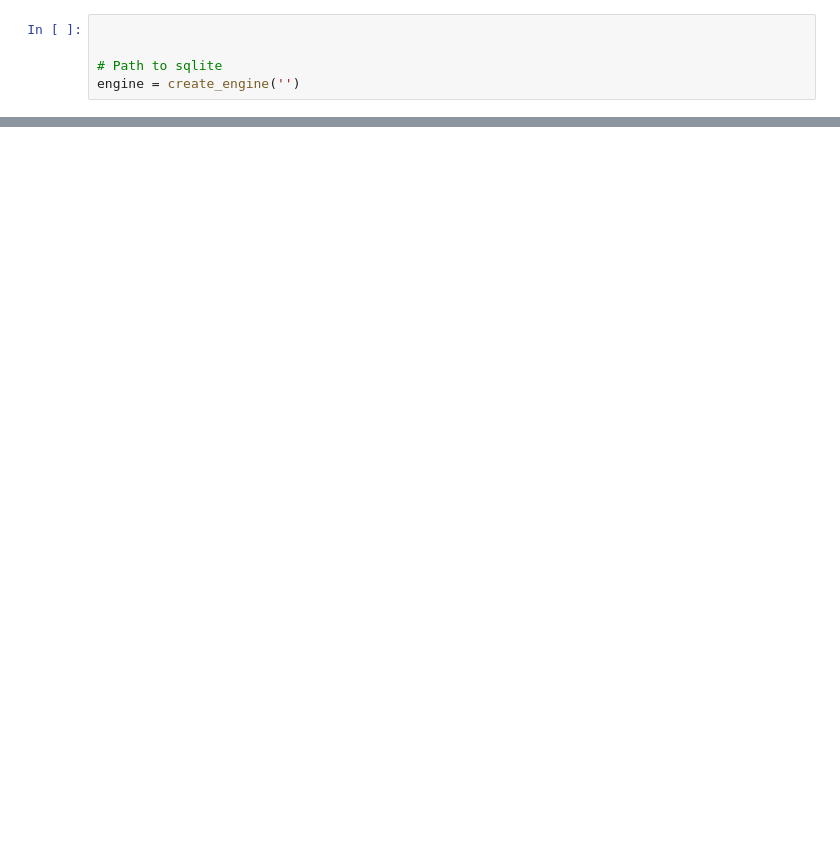
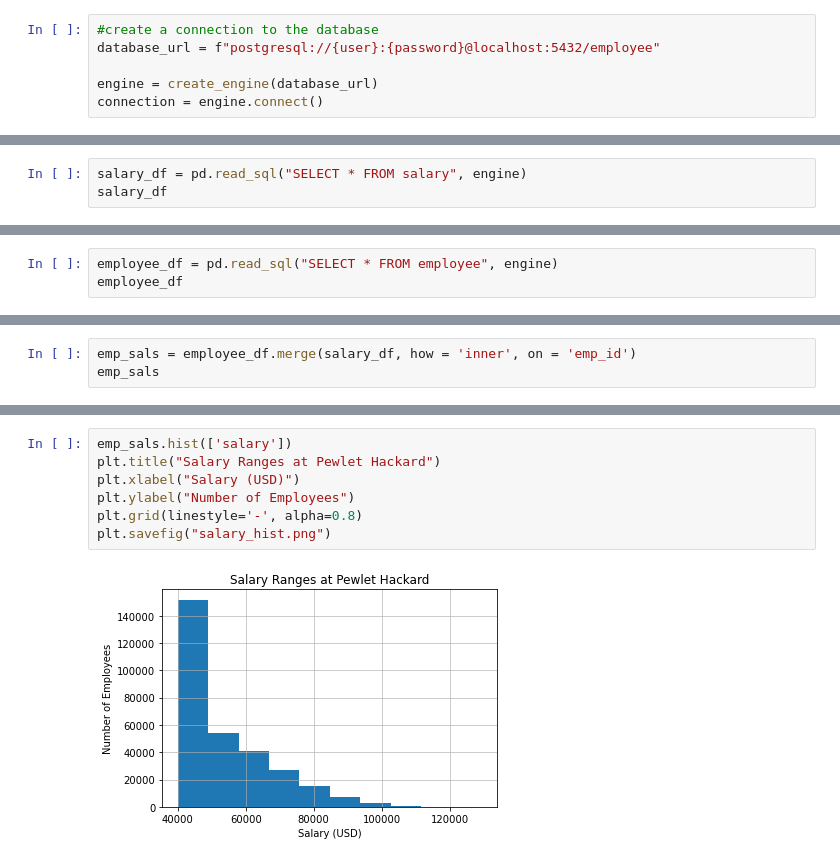
Before and after one commit to gabriellaburns/sql-challenge, a Jupyter notebook: sql_hw.ipynb, the cells around one changed output, grey strips where cells are left out. Cells and saved outputs as stored; diff of their text form; blank space fills up the shorter version.

```diff
--- a/sql_hw.ipynb
+++ b/sql_hw.ipynb
@@ -8,5 +17,6 @@ from sqlalchemy import create_engine
 # %%
+#create a connection to the database
+database_url = f"postgresql://{user}:{password}@localhost:5432/employee"
 
-
-# Path to sqlite
-engine = create_engine('')
+engine = create_engine(database_url)
+connection = engine.connect()
@@ -14,0 +59,3 @@ NameError: name 'postgres' is not defined
+# %%
+salary_df = pd.read_sql("SELECT * FROM salary", engine)
+salary_df
@@ -14,0 +76,3 @@ NameError: name 'postgres' is not defined
+# %%
+employee_df = pd.read_sql("SELECT * FROM employee", engine)
+employee_df
@@ -14,0 +93,3 @@ NameError: name 'postgres' is not defined
+# %%
+emp_sals = employee_df.merge(salary_df, how = 'inner', on = 'emp_id')
+emp_sals
@@ -14,0 +110,9 @@ NameError: name 'postgres' is not defined
+# %%
+emp_sals.hist(['salary'])
+plt.title("Salary Ranges at Pewlet Hackard")
+plt.xlabel("Salary (USD)")
+plt.ylabel("Number of Employees")
+plt.grid(linestyle='-', alpha=0.8)
+plt.savefig("salary_hist.png")
+# %% [output]
+[figure, added]
```
Also changed, not shown: parts of 14 cells of this notebook, 6 other files.
